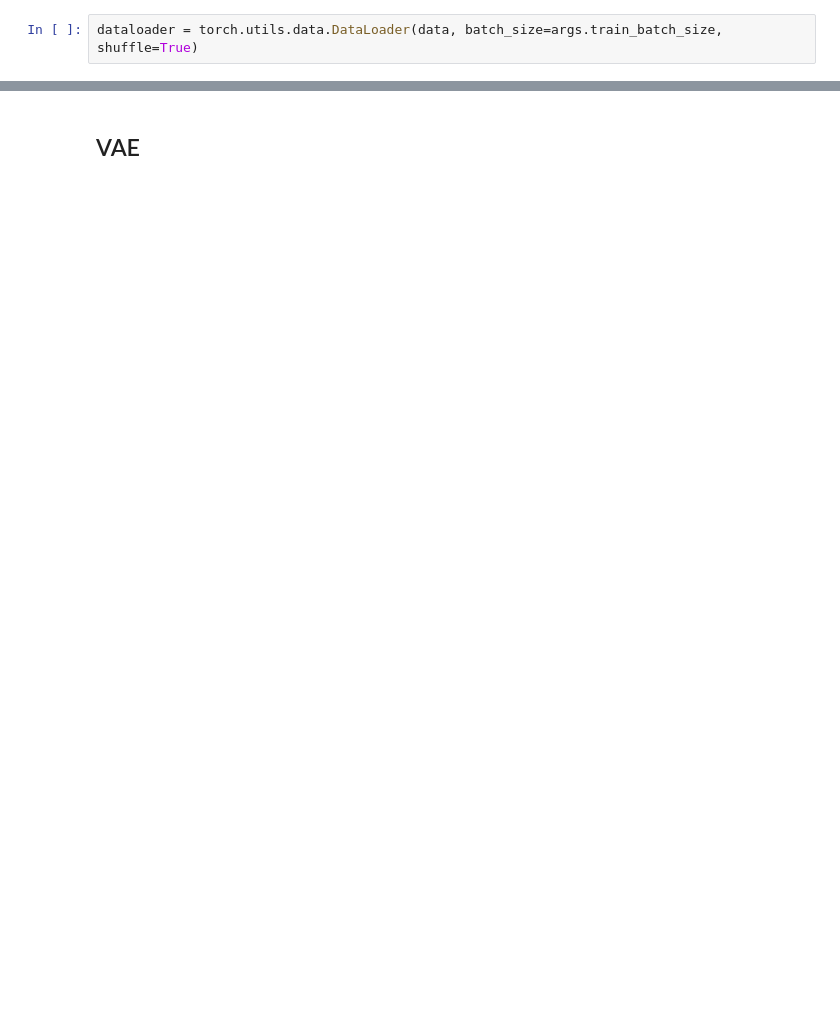
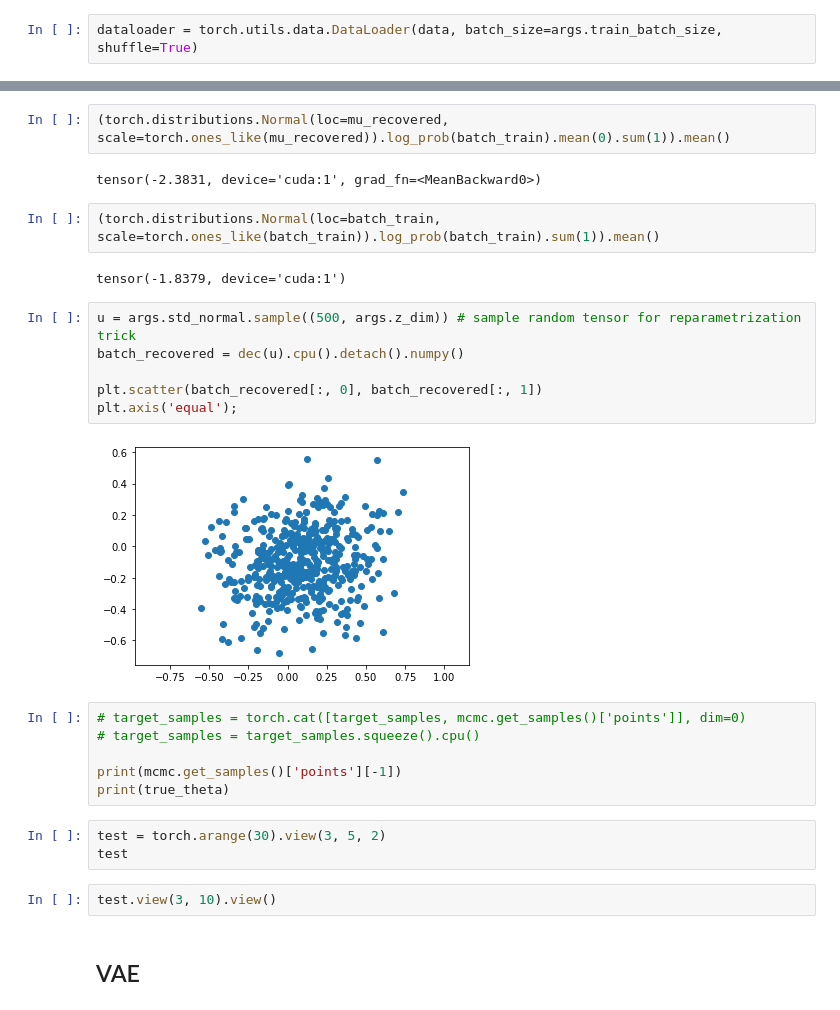
Before and after one commit to nkotelevskii/hmc, a Jupyter notebook: simple_examples.ipynb, the cells around one changed output, grey strips where cells are left out. Cells and saved outputs as stored; diff of their text form; blank space fills up the shorter version.

```diff
--- a/simple_examples.ipynb
+++ b/simple_examples.ipynb
@@ -140,2 +283,29 @@ dataloader = torch.utils.data.DataLoader(data, batch_size=args.train_batch_size,
+# %%
+(torch.distributions.Normal(loc=mu_recovered, scale=torch.ones_like(mu_recovered)).log_prob(batch_train).mean(0).sum(1)).mean()
+# %% [output]
+tensor(-2.3831, device='cuda:1', grad_fn=<MeanBackward0>)
+# %%
+(torch.distributions.Normal(loc=batch_train, scale=torch.ones_like(batch_train)).log_prob(batch_train).sum(1)).mean()
+# %% [output]
+tensor(-1.8379, device='cuda:1')
+# %%
+u = args.std_normal.sample((500, args.z_dim)) # sample random tensor for reparametrization trick
+batch_recovered = dec(u).cpu().detach().numpy()
+
+plt.scatter(batch_recovered[:, 0], batch_recovered[:, 1])
+plt.axis('equal');
+# %% [output]
+[figure, added]
+# %%
+# target_samples = torch.cat([target_samples, mcmc.get_samples()['points']], dim=0)
+# target_samples = target_samples.squeeze().cpu()
+
+print(mcmc.get_samples()['points'][-1])
+print(true_theta)
+# %%
+test = torch.arange(30).view(3, 5, 2)
+test
+# %%
+test.view(3, 10).view()
 # %% [markdown]
 ## VAE
```
Also changed, not shown: parts of 16 cells of this notebook, 1 other file.
